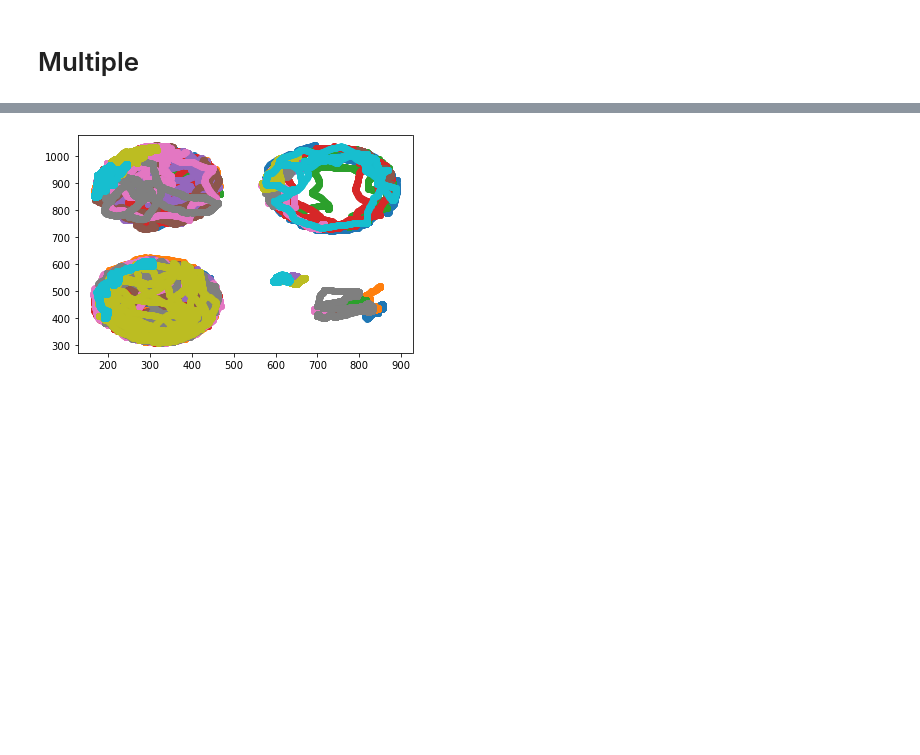
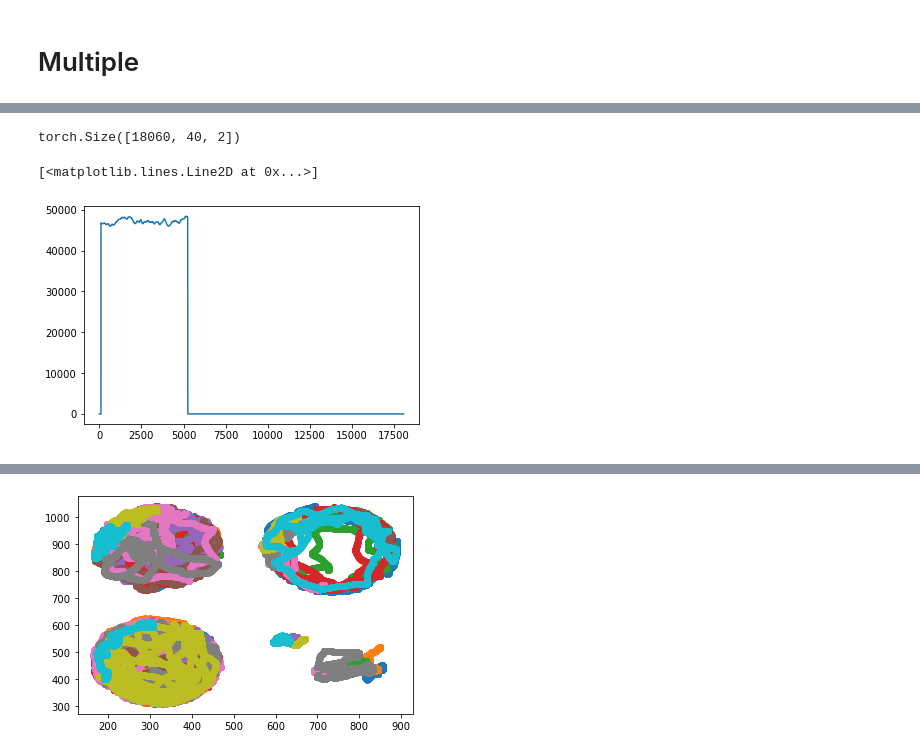
Before and after one commit to nicolaseberle/flyTracker, a Jupyter notebook: dev/multivideo/local_threshold.ipynb, the cells around one changed output, grey strips where cells are left out. Drawn from its saved outputs; the diff is of its cells as text; code cells hidden in the pictures; blank space fills up the shorter version.

```diff
--- a/dev/multivideo/local_threshold.ipynb
+++ b/dev/multivideo/local_threshold.ipynb
@@ -100,13 +100,16 @@ df_baseline.frame.unique().size
 5146
 # %% [markdown]
 # Multiple
+# %%
+movie_path =
 # %%
 %%time
 df = run(
-    all_movies,
+    movie_path,
     mask,
     n_arenas=4,
     gpu=True,
     n_ini=100,
     threshold=local_threshold,
+    n_frames=6000
 )
@@ -112,0 +135,9 @@ df = run(
+# %%
+df.shape
+# %% [output]
+torch.Size([18060, 40, 2])
+# %%
+plt.plot(torch.sum(df, axis=[1, 2]))
+# %% [output]
+[<matplotlib.lines.Line2D at 0x...>]
+[figure, added]
```
Also changed, not shown: parts of 5 cells of this notebook.
